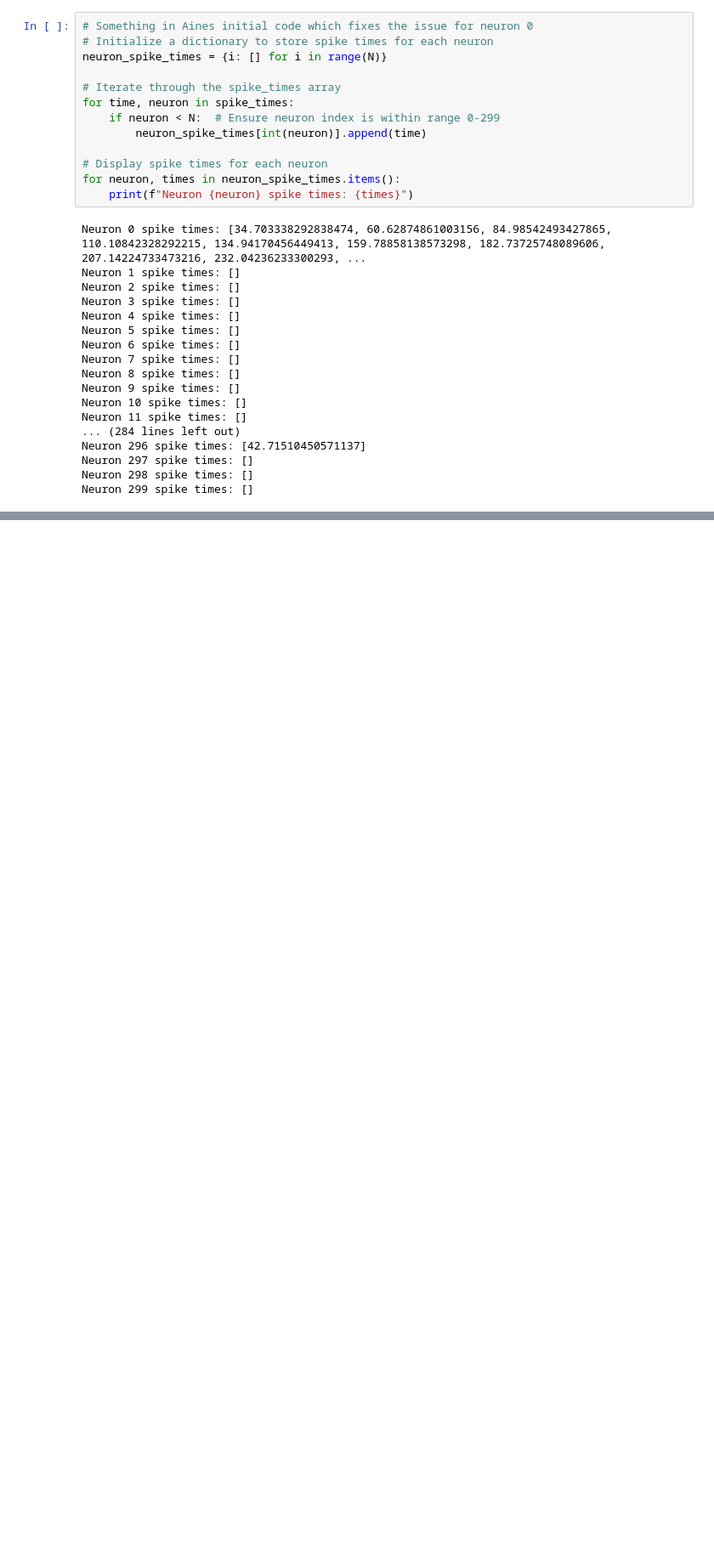
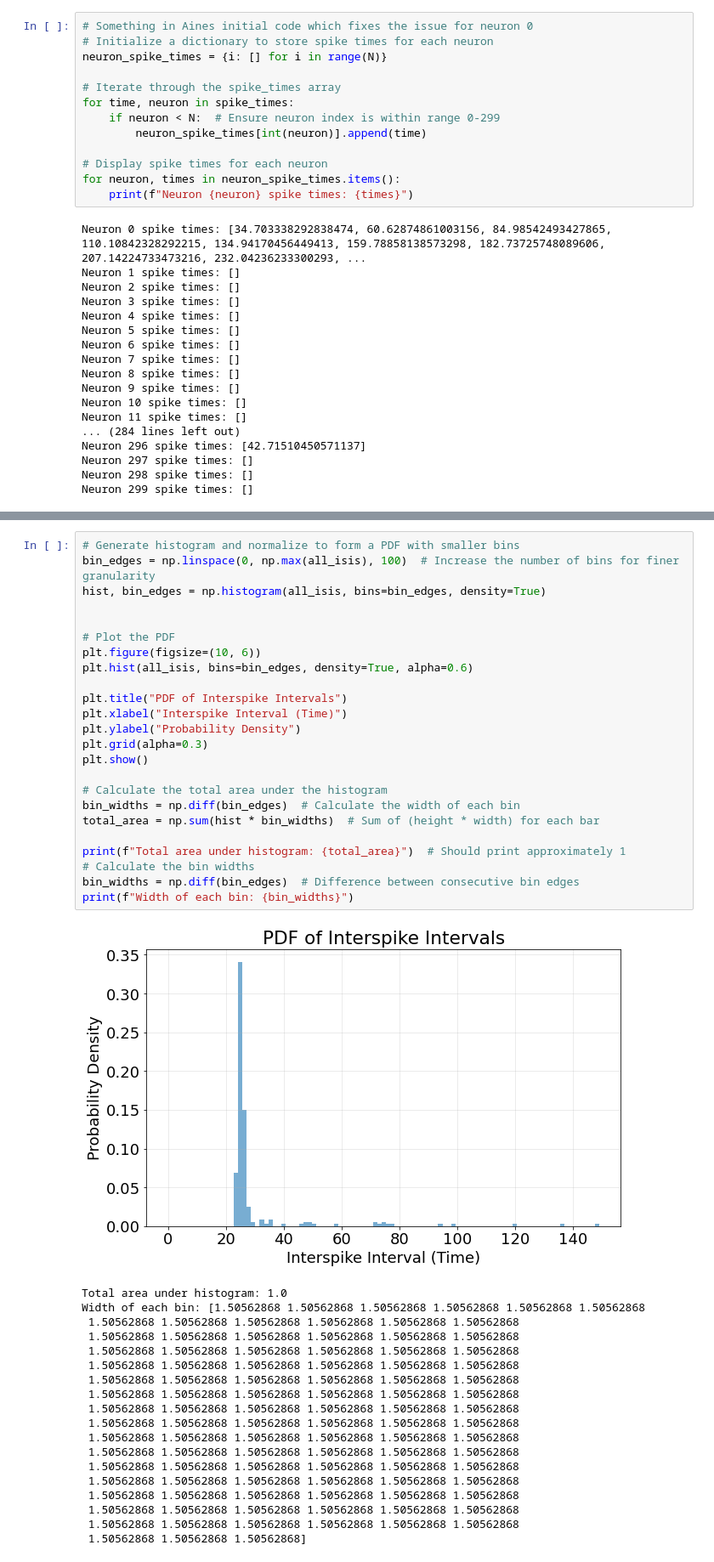
Before and after one commit to davidkelly2002/Final-Year-Project, a Jupyter notebook: Investigating g_syn vs Chi_sq and g_syn vs tau_s.ipynb, the cells around one changed output, grey strips where cells are left out. Shown at 85% size. Saved outputs shown, nothing was run; the diff lists cells and outputs as text; blank space fills up the shorter version.

```diff
--- a/Investigating g_syn vs Chi_sq and g_syn vs tau_s.ipynb
+++ b/Investigating g_syn vs Chi_sq and g_syn vs tau_s.ipynb
@@ -933,3 +978,47 @@ Total area under histogram: 1.0
+# %%
+# Generate histogram and normalize to form a PDF with smaller bins
+bin_edges = np.linspace(0, np.max(all_isis), 100)  # Increase the number of bins for finer granularity
+hist, bin_edges = np.histogram(all_isis, bins=bin_edges, density=True)
+
+
+# Plot the PDF
+plt.figure(figsize=(10, 6))
+plt.hist(all_isis, bins=bin_edges, density=True, alpha=0.6)
+
+plt.title("PDF of Interspike Intervals")
+plt.xlabel("Interspike Interval (Time)")
+plt.ylabel("Probability Density")
+plt.grid(alpha=0.3)
+plt.show()
+
+# Calculate the total area under the histogram
+bin_widths = np.diff(bin_edges)  # Calculate the width of each bin
+total_area = np.sum(hist * bin_widths)  # Sum of (height * width) for each bar
+
+print(f"Total area under histogram: {total_area}")  # Should print approximately 1
+# Calculate the bin widths
+bin_widths = np.diff(bin_edges)  # Difference between consecutive bin edges
+print(f"Width of each bin: {bin_widths}")
+# %% [output]
+[figure, added]
+Total area under histogram: 1.0
+Width of each bin: [1.50562868 1.50562868 1.50562868 1.50562868 1.50562868 1.50562868
+ 1.50562868 1.50562868 1.50562868 1.50562868 1.50562868 1.50562868
+ 1.50562868 1.50562868 1.50562868 1.50562868 1.50562868 1.50562868
+ 1.50562868 1.50562868 1.50562868 1.50562868 1.50562868 1.50562868
+ 1.50562868 1.50562868 1.50562868 1.50562868 1.50562868 1.50562868
+ 1.50562868 1.50562868 1.50562868 1.50562868 1.50562868 1.50562868
+ 1.50562868 1.50562868 1.50562868 1.50562868 1.50562868 1.50562868
+ 1.50562868 1.50562868 1.50562868 1.50562868 1.50562868 1.50562868
+ 1.50562868 1.50562868 1.50562868 1.50562868 1.50562868 1.50562868
+ 1.50562868 1.50562868 1.50562868 1.50562868 1.50562868 1.50562868
+ 1.50562868 1.50562868 1.50562868 1.50562868 1.50562868 1.50562868
+ 1.50562868 1.50562868 1.50562868 1.50562868 1.50562868 1.50562868
+ 1.50562868 1.50562868 1.50562868 1.50562868 1.50562868 1.50562868
+ 1.50562868 1.50562868 1.50562868 1.50562868 1.50562868 1.50562868
+ 1.50562868 1.50562868 1.50562868 1.50562868 1.50562868 1.50562868
+ 1.50562868 1.50562868 1.50562868 1.50562868 1.50562868 1.50562868
+ 1.50562868 1.50562868 1.50562868]
 # %%
 # Define the range of tau_s values
 tau_s_values = np.arange(1, 11, 1)  # Values from 0 to 10 inclusive
```
Also changed, not shown: parts of 25 cells of this notebook.
